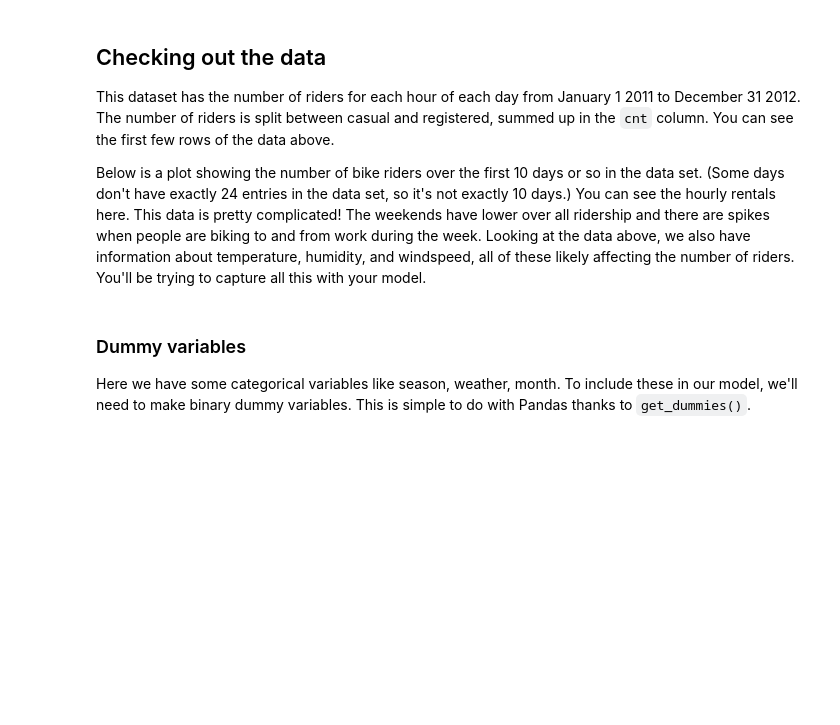
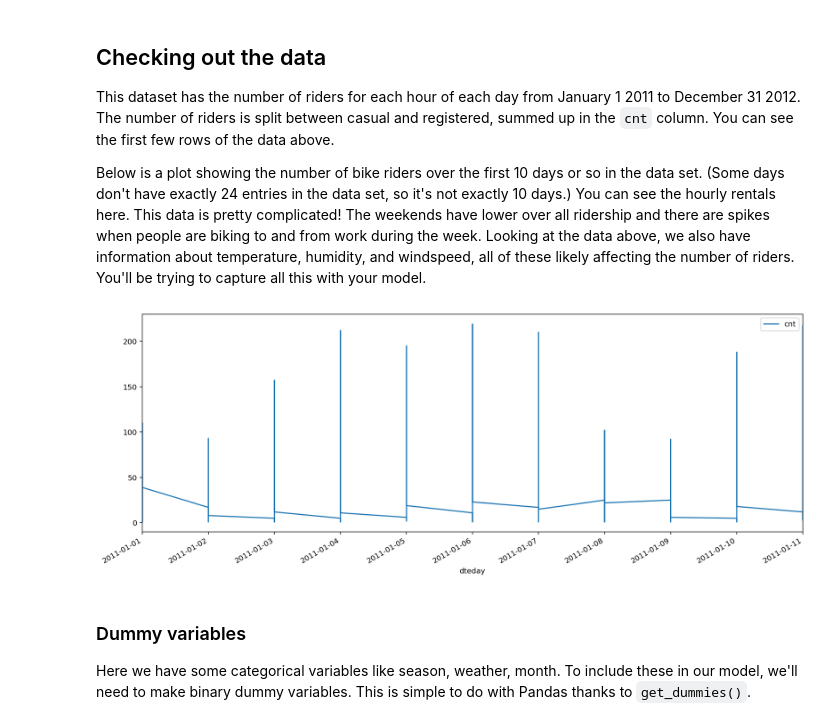
Before and after one commit to MosaabMuhammed/DLND, a Jupyter notebook: first-neural-network/Your_first_neural_network.ipynb, the cells around one changed output. Saved outputs shown, nothing was run; the diff lists cells and outputs as text; code cells hidden in the pictures; blank space fills up the shorter version.

```diff
--- a/first-neural-network/Your_first_neural_network.ipynb
+++ b/first-neural-network/Your_first_neural_network.ipynb
@@ -37,0 +67,3 @@ rides.head()
+# %%
+# Convert date column to `datetime` type.
+rides['dteday'] = pd.to_datetime(rides.dteday)
@@ -42,7 +95,9 @@ This dataset has the number of riders for each hour of each day from January 1 2
 
 Below is a plot showing the number of bike riders over the first 10 days or so in the data set. (Some days don't have exactly 24 entries in the data set, so it's not exactly 10 days.) You can see the hourly rentals here. This data is pretty complicated! The weekends have lower over all ridership and there are spikes when people are biking to and from work during the week. Looking at the data above, we also have information about temperature, humidity, and windspeed, all of these likely affecting the number of riders. You'll be trying to capture all this with your model.
 # %%
-rides[:24*10].plot(x='dteday', y='cnt')
+rides[:24*10].plot(x='dteday', y='cnt', figsize=(16, 6));
+# %% [output]
+[figure, added]
 # %% [markdown]
 ### Dummy variables
 Here we have some categorical variables like season, weather, month. To include these in our model, we'll need to make binary dummy variables. This is simple to do with Pandas thanks to `get_dummies()`.
```
Also changed, not shown: parts of 11 cells of this notebook, 1 other file.
